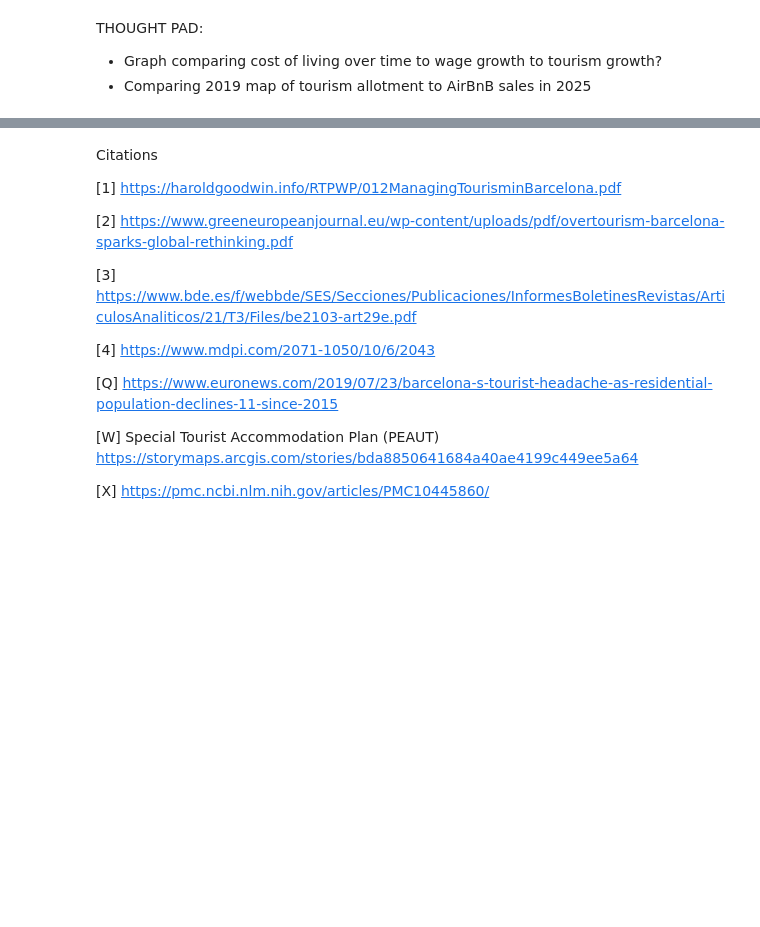
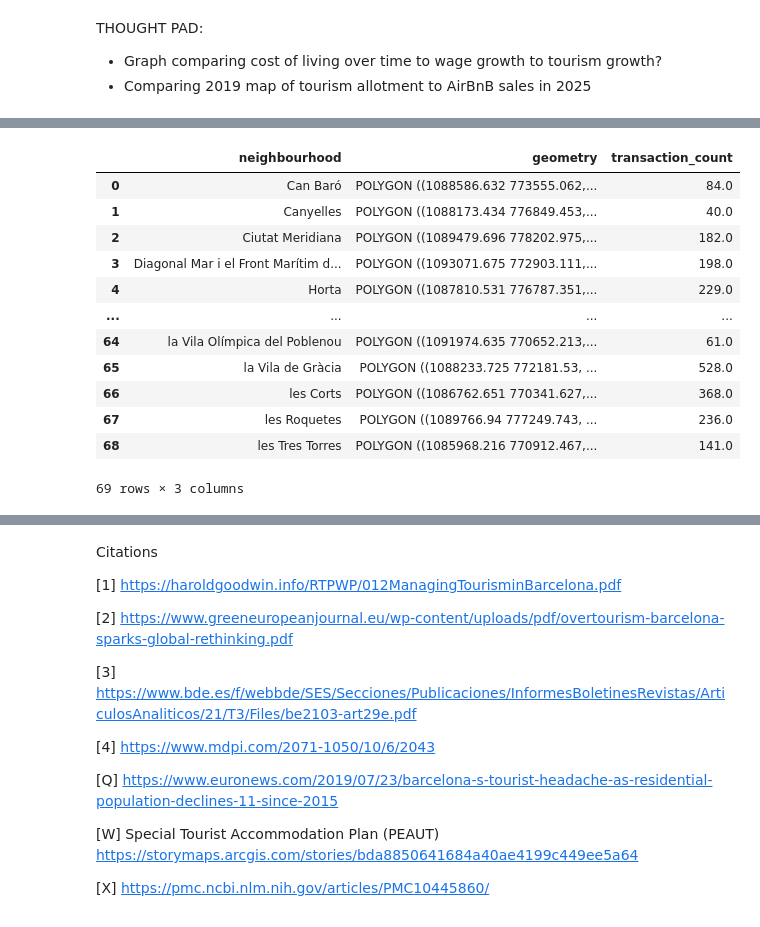
Before and after one commit to ganon-evans-capp/ds-20195-GE-final-project, a Jupyter notebook: Data_and_the_State_Final_Project_GE.ipynb, the cells around one changed output, grey strips where cells are left out. Cells and saved outputs as stored; diff of their text form; code cells hidden in the pictures; blank space fills up the shorter version.

```diff
--- a/Data_and_the_State_Final_Project_GE.ipynb
+++ b/Data_and_the_State_Final_Project_GE.ipynb
@@ -30,0 +42,31 @@ barcelona_neighborhoods = gpd.read_file("neighbourhoods.geojson")
+# %%
+real_estate_df = real_estate_df.loc[real_estate_df["property_use"].isin(["Residencial", "Turístic"])]
+
+real_estate_df["property_use"] = real_estate_df["property_use"].replace({
+    "Residencial": "Residential",
+    "Turístic": "Tourist"
+})
+
+#NA values were listed as "..", so I turned everything into a number and dropped the empty rows
+real_estate_df["transaction_count"] = pd.to_numeric(real_estate_df["transaction_count"], errors="coerce")
+real_estate_df = real_estate_df.dropna(subset=["transaction_count"])
+
+real_estate_joined_df = barcelona_neighborhoods.merge(real_estate_df, on="neighbourhood", how="right")
+
+neighbourhood_rs_choro = real_estate_joined_df.dissolve(by="neighbourhood", aggfunc={"transaction_count": "sum"}).reset_index()
+
+neighbourhood_rs_choro.to_crs(BAR_EPSG)
+# %% [output]
+|  | neighbourhood | geometry | transaction_count |
+| 0 | Can Baró | POLYGON ((1088586.632 773555.062,... | 84.0 |
+| 1 | Canyelles | POLYGON ((1088173.434 776849.453,... | 40.0 |
+| 2 | Ciutat Meridiana | POLYGON ((1089479.696 778202.975,... | 182.0 |
+| 3 | Diagonal Mar i el Front Marítim d... | POLYGON ((1093071.675 772903.111,... | 198.0 |
+| 4 | Horta | POLYGON ((1087810.531 776787.351,... | 229.0 |
+| ... | ... | ... | ... |
+| 64 | la Vila Olímpica del Poblenou | POLYGON ((1091974.635 770652.213,... | 61.0 |
+| 65 | la Vila de Gràcia | POLYGON ((1088233.725 772181.53, ... | 528.0 |
+| 66 | les Corts | POLYGON ((1086762.651 770341.627,... | 368.0 |
+| 67 | les Roquetes | POLYGON ((1089766.94 777249.743, ... | 236.0 |
+| 68 | les Tres Torres | POLYGON ((1085968.216 770912.467,... | 141.0 |
+69 rows × 3 columns
```
Also changed, not shown: parts of 11 cells of this notebook.
